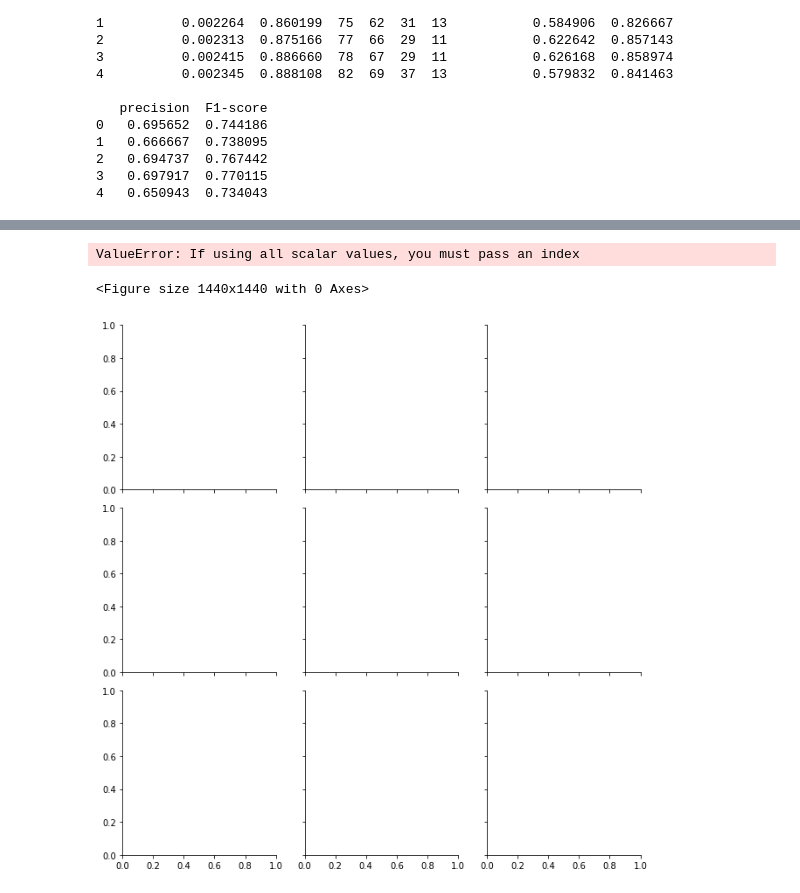
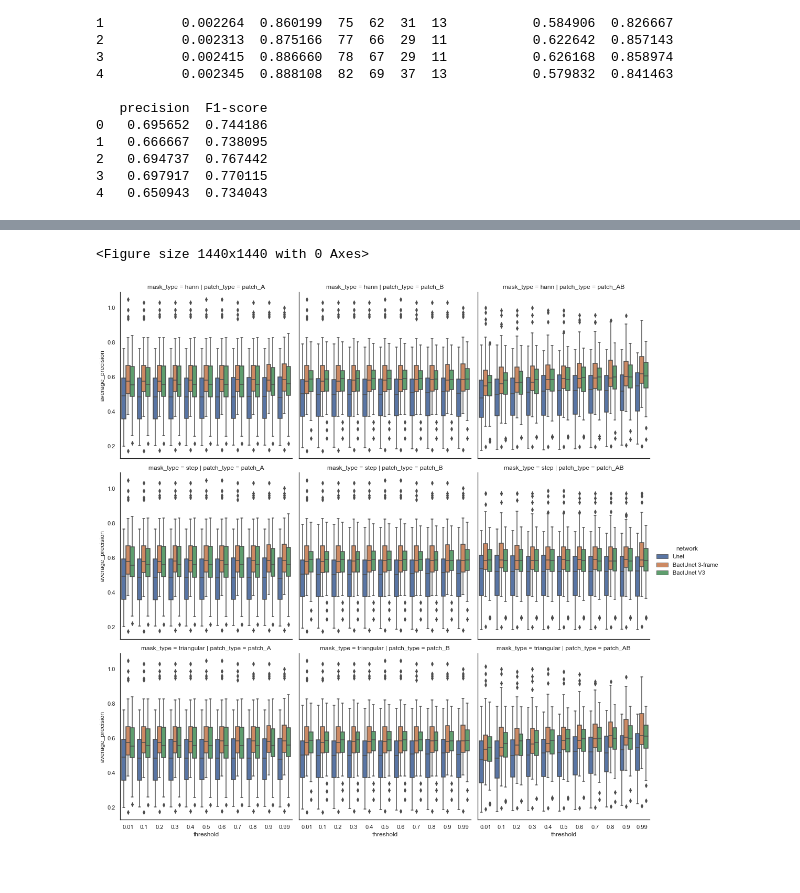
Before and after one commit to Oftatkofta/BactUnet, a Jupyter notebook: network_and_patching_compare_inference_and_count.ipynb, the cells around one changed output, grey strips where cells are left out. Drawn from its saved outputs; the diff is of its cells as text; code cells hidden in the pictures.

```diff
--- a/network_and_patching_compare_inference_and_count.ipynb
+++ b/network_and_patching_compare_inference_and_count.ipynb
@@ -534,9 +560,10 @@ array(['Unet'], dtype=object)
 # %%
 plt.figure(figsize=(20,20))
-g = sns.FacetGrid(data_df, col='network',  row='mask_type')
-g.map(sns.scatterplot, x=frame, y=average_precision)
+
+g = sns.catplot(data=data_df.loc[(data_df['dataset'] == 'validation')]
+                , x='threshold', y='average_precision', hue='network',
+                col='patch_type', row='mask_type', kind="box")
 # %% [output]
-ValueError: If using all scalar values, you must pass an index
+<Figure size 1440x1440 with 0 Axes>
-<Figure size 1440x1440 with 0 Axes>
-[figure, old version]
+[figure, new version]
 # %%
```
Also changed, not shown: parts of 16 cells of this notebook.
